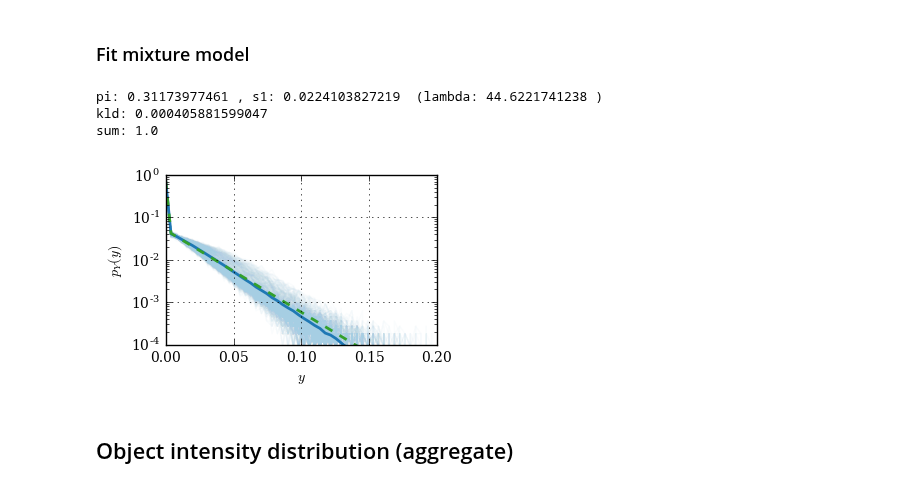
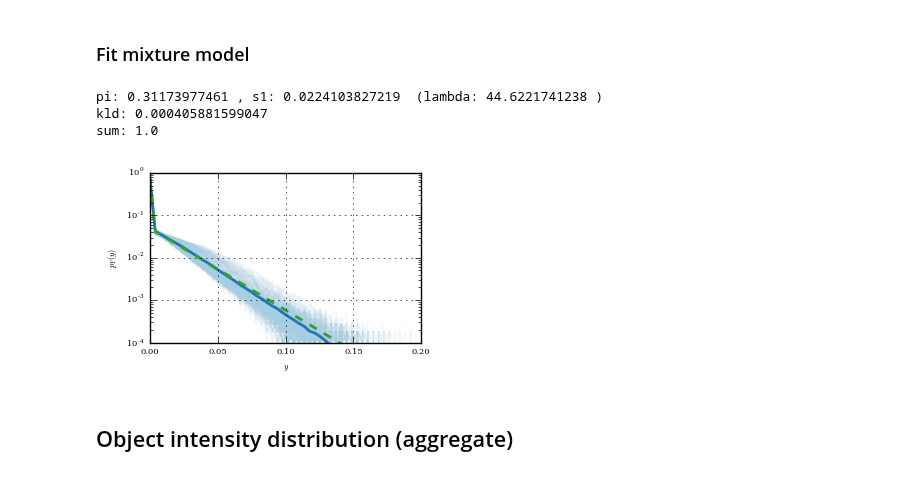
Before and after one commit to pvazteixeira/multibeam, a Jupyter notebook: dev/feature-mixture-model.ipynb, the cells around one changed output. Drawn from its saved outputs; the diff is of its cells as text; code cells hidden in the pictures.

```diff
--- a/dev/feature-mixture-model.ipynb
+++ b/dev/feature-mixture-model.ipynb
@@ -93,36 +95,38 @@ def bg_mixture(x, pi, s):
     p1*=pi
     p = p1
     p[0] += (1-pi)
     return p
+
+rcParams['font.size'] = 6
 
 x = bins[:-1]
 p, v = curve_fit(bg_mixture, x, h_bg, p0=[0.5, 2e-2])
 
 print 'pi:',p[0],', s1:',p[1],' (lambda:',1.0/p[1],')'
 bg_est = bg_mixture(x, p[0], p[1])
 print 'kld:',kld(h_bg, bg_est)
 print 'sum:',np.sum(bg_est)
 
 plt.figure(figsize=(3.5,3.5*5/8.0))
 for i in range(0,512):
     hi = np.histogram(bg_data[i,:],bins)
     plt.plot(bins[:-1],hi[0]/(np.sum(hi[0])+0.0),color='#a6cee3',alpha=0.05)
 
 plt.plot(x, h_bg,'-',color='#1f78b4',linewidth=2.0)
 # plt.plot(x, bg_est,'--',color='#b2df8a',linewidth=2.0)
 plt.plot(x, bg_est,'--',color='#33a02c',linewidth=2.0)
 plt.yscale('log')
-plt.ylabel('$p_Y(y)$')
-plt.xlabel('$y$')
+plt.ylabel('$p_Y(y)$',fontsize=6)
+plt.xlabel('$y$',fontsize=6)
 plt.ylim([1e-4,1e0])
 plt.xlim([0,.2])
 plt.grid()
 plt.savefig('background_mixture.pdf',dpi=600,bbox_inches='tight',transparent=True,pad_inches=0.02) # no transparency on eps!
 # %% [output]
 pi: 0.31173977461 , s1: 0.0224103827219  (lambda: 44.6221741238 )
 kld: 0.000405881599047
 sum: 1.0
-[figure, old version]
+[figure, new version]
 # %% [markdown]
 ## Object intensity distribution (aggregate)
 # %% [markdown]
```
Also changed, not shown: parts of 12 cells of this notebook, 3 other files.
